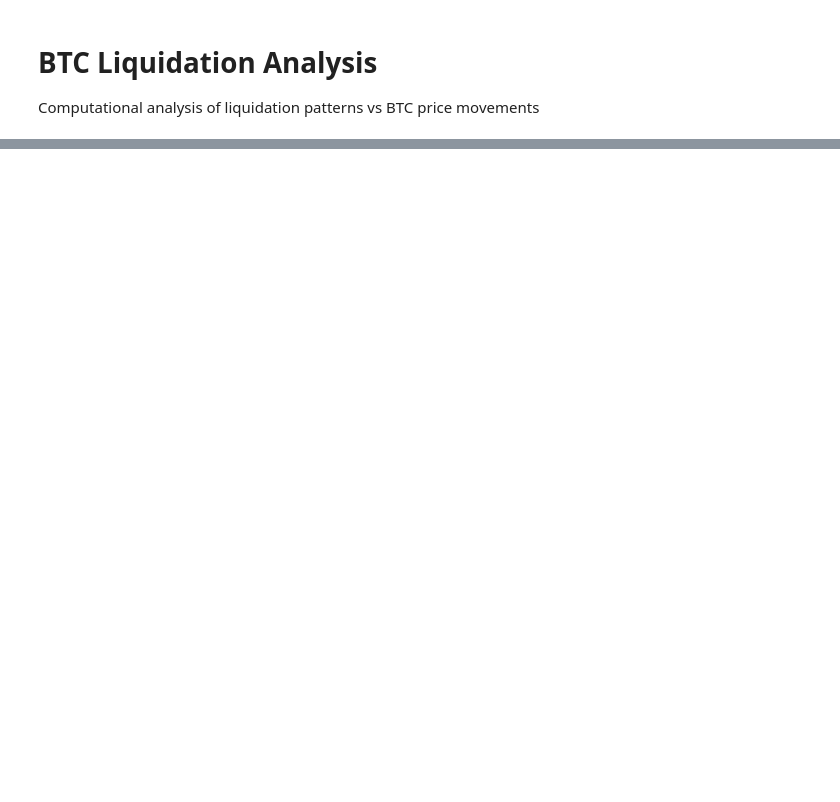
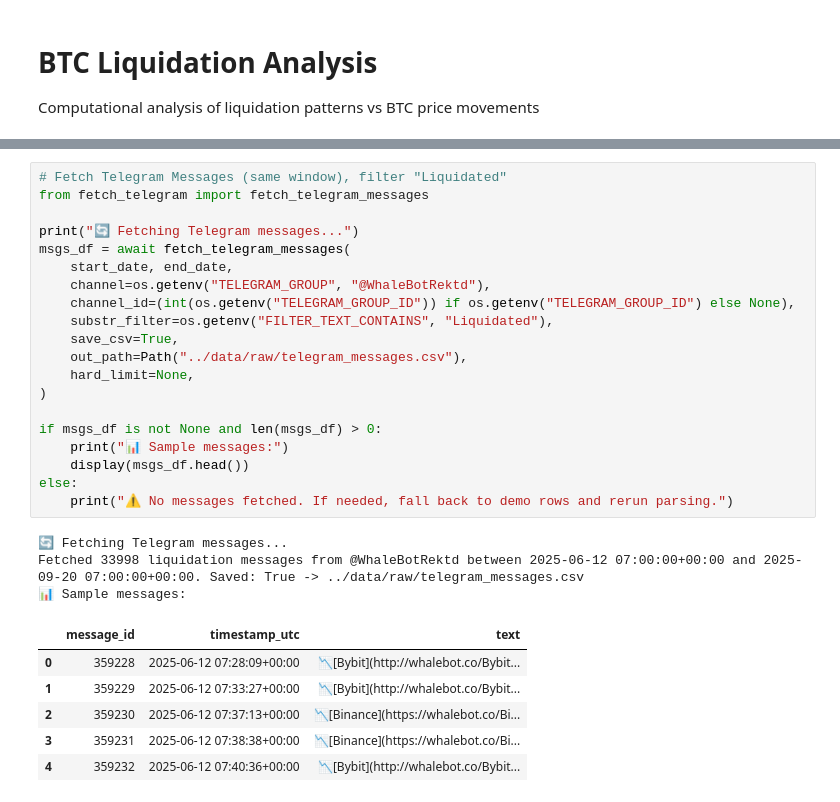
Before and after one commit to dev-personal-projects/btc-liquidation-prediction, a Jupyter notebook: notebooks/liquidation_analysis.ipynb, the cells around one changed output, grey strips where cells are left out. Cells and saved outputs as stored; diff of their text form; blank space fills up the shorter version.

```diff
--- a/notebooks/liquidation_analysis.ipynb
+++ b/notebooks/liquidation_analysis.ipynb
@@ -185 +58,31 @@ else:
+# %%
+# Fetch Telegram Messages (same window), filter "Liquidated"
+from fetch_telegram import fetch_telegram_messages
+
+print("🔄 Fetching Telegram messages...")
+msgs_df = await fetch_telegram_messages(
+    start_date, end_date,
+    channel=os.getenv("TELEGRAM_GROUP", "@WhaleBotRektd"),
+    channel_id=(int(os.getenv("TELEGRAM_GROUP_ID")) if os.getenv("TELEGRAM_GROUP_ID") else None),
+    substr_filter=os.getenv("FILTER_TEXT_CONTAINS", "Liquidated"),
+    save_csv=True,
+    out_path=Path("../data/raw/telegram_messages.csv"),
+    hard_limit=None,
+)
+
+if msgs_df is not None and len(msgs_df) > 0:
+    print("📊 Sample messages:")
+    display(msgs_df.head())
+else:
+    print("⚠️ No messages fetched. If needed, fall back to demo rows and rerun parsing.")
+# %% [output]
+🔄 Fetching Telegram messages...
+Fetched 33998 liquidation messages from @WhaleBotRektd between 2025-06-12 07:00:00+00:00 and 2025-09-20 07:00:00+00:00. Saved: True -> ../data/raw/telegram_messages.csv
+📊 Sample messages:
+|  | message_id | timestamp_utc | text |
+| 0 | 359228 | 2025-06-12 07:28:09+00:00 | 📉[Bybit](http://whalebot.co/Bybit... |
+| 1 | 359229 | 2025-06-12 07:33:27+00:00 | 📉[Bybit](http://whalebot.co/Bybit... |
+| 2 | 359230 | 2025-06-12 07:37:13+00:00 | 📉[Binance](https://whalebot.co/Bi... |
+| 3 | 359231 | 2025-06-12 07:38:38+00:00 | 📉[Binance](https://whalebot.co/Bi... |
+| 4 | 359232 | 2025-06-12 07:40:36+00:00 | 📉[Bybit](http://whalebot.co/Bybit... |
 # %%
```
Also changed, not shown: parts of 9 cells of this notebook, 10 other files.
